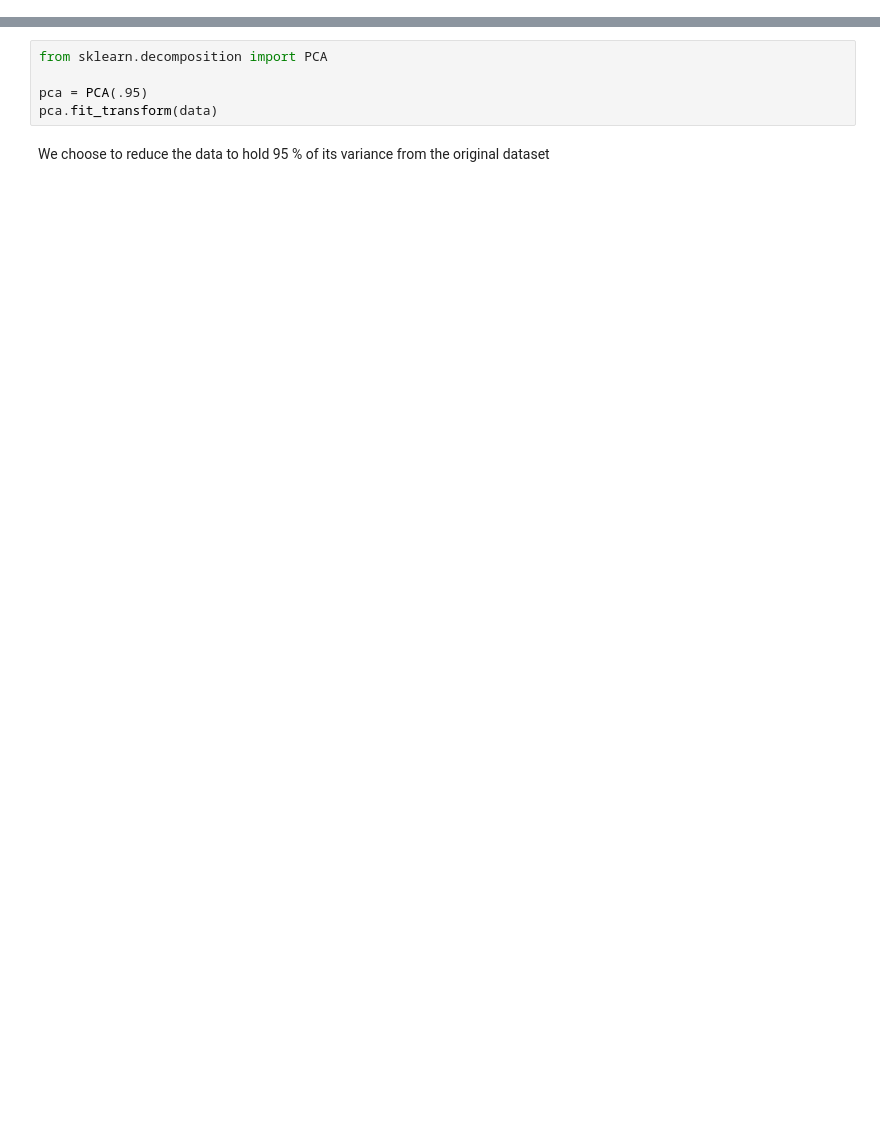
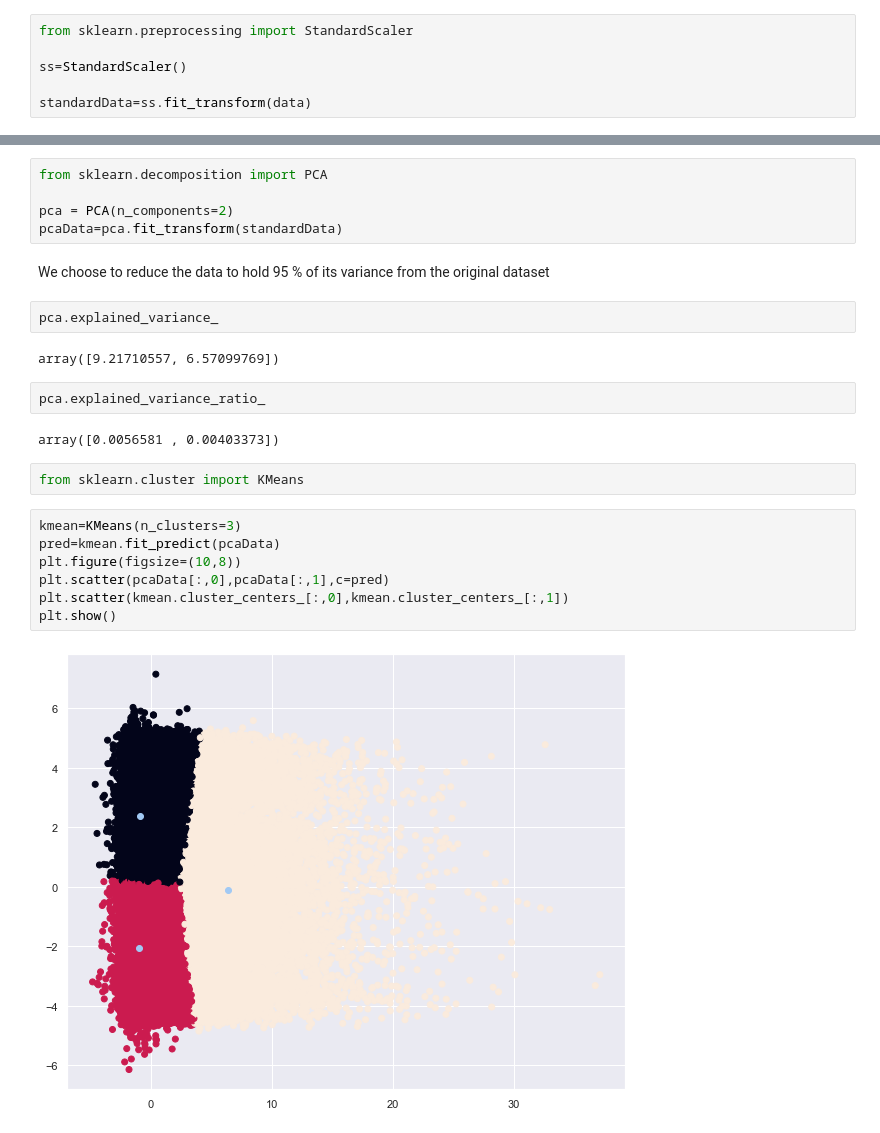
Before and after one commit to Blvisse/10-Academy, a Jupyter notebook: Week1/notebooks/TelecomChallenge.ipynb, the cells around one changed output, grey strips where cells are left out. Cells and saved outputs as stored; diff of their text form; blank space fills up the shorter version.

Commit message:
Created KNN Model script and visualize results

```diff
--- a/Week1/notebooks/TelecomChallenge.ipynb
+++ b/Week1/notebooks/TelecomChallenge.ipynb
@@ -1774,3 +1776,8 @@ data
 | 150000 | 1.046086e+05 | 109.795706 | 17.662883 | 13300.045927 | 1770.428647 | ... |
 150001 rows × 1631 columns
 # %%
+from sklearn.preprocessing import StandardScaler
+
+ss=StandardScaler()
+
+standardData=ss.fit_transform(data)
@@ -1811,7 +1800,26 @@ memory usage: 60.9+ MB
 # %%
 from sklearn.decomposition import PCA
 
-pca = PCA(.95)
-pca.fit_transform(data)
+pca = PCA(n_components=2)
+pcaData=pca.fit_transform(standardData)
 # %% [markdown]
 We choose to reduce the data to hold 95 % of its variance from the original dataset
+# %%
+pca.explained_variance_
+# %% [output]
+array([9.21710557, 6.57099769])
+# %%
+pca.explained_variance_ratio_
+# %% [output]
+array([0.0056581 , 0.00403373])
+# %%
+from sklearn.cluster import KMeans
+# %%
+kmean=KMeans(n_clusters=3)
+pred=kmean.fit_predict(pcaData)
+plt.figure(figsize=(10,8))
+plt.scatter(pcaData[:,0],pcaData[:,1],c=pred)
+plt.scatter(kmean.cluster_centers_[:,0],kmean.cluster_centers_[:,1])
+plt.show()
+# %% [output]
+[figure, added]
```
Also changed, not shown: parts of 5 cells of this notebook, 7 other files.
